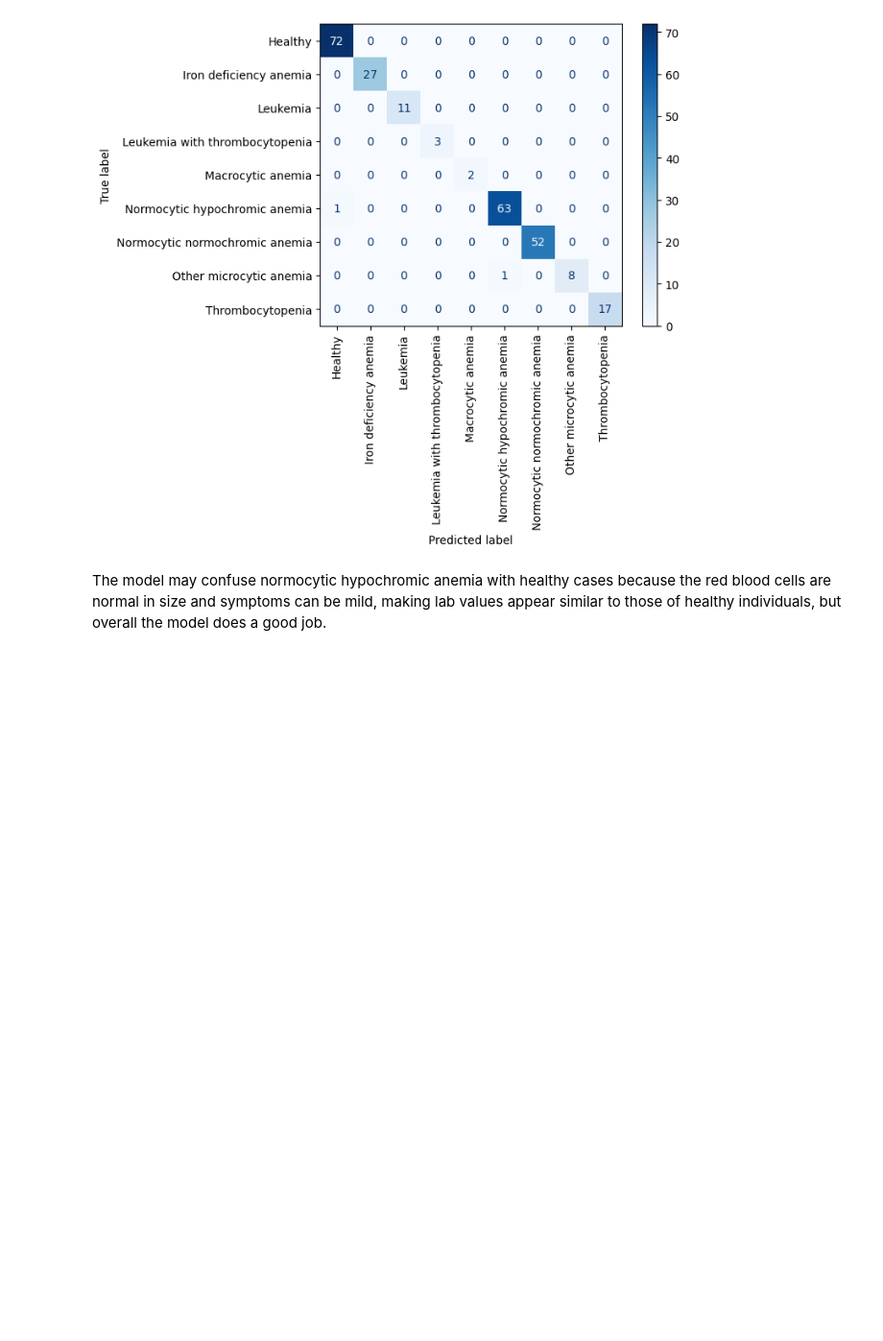
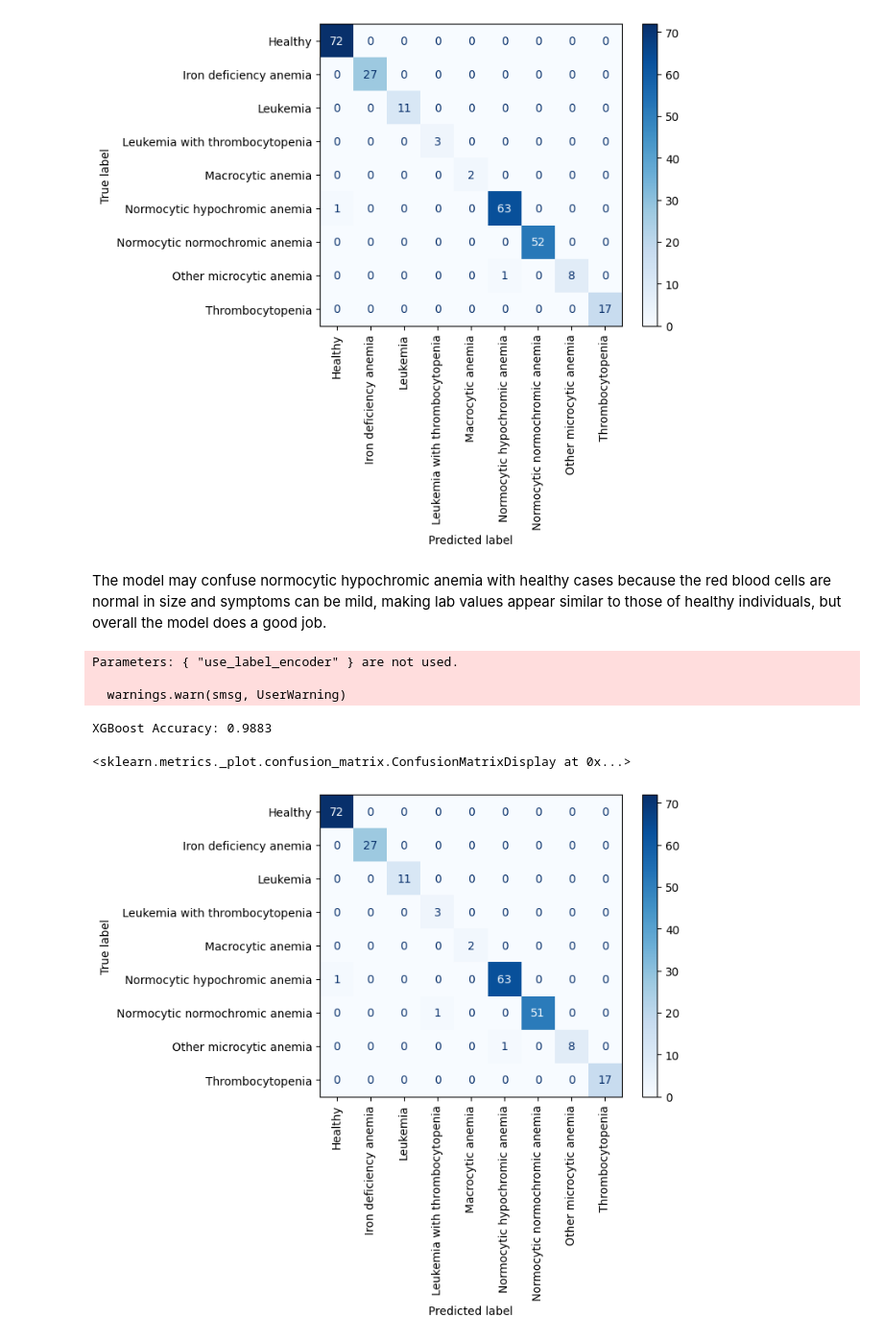
Before and after one commit to davidtabor0/Anemia_Classification, a Jupyter notebook: Anemia_Notebook.ipynb, the cells around one changed output. Shown at 96% size. Saved outputs shown, nothing was run; the diff lists cells and outputs as text; code cells hidden in the pictures; blank space fills up the shorter version.

```diff
--- a/Anemia_Notebook.ipynb
+++ b/Anemia_Notebook.ipynb
@@ -238,5 +238,36 @@ AdaBoost Accuracy: 0.9922
 The model may confuse normocytic hypochromic anemia with healthy cases because the red blood cells are normal in size and symptoms can be mild, making lab values appear similar to those of healthy individuals, but overall the model does a good job.
 # %%
 # XGBoost
+from xgboost import XGBClassifier
+
+xgb_model = XGBClassifier(
+    max_depth=3,
+    n_estimators=100,
+    learning_rate=0.1,
+    random_state=1,
+    use_label_encoder=False,
+    eval_metric='mlogloss'
+)
+
+xgb_model.fit(X_train, y_train)
+
+# Make predictions
+xgb_predictions = xgb_model.predict(X_test)
+xgb_probabilities = xgb_model.predict_proba(X_test)
+
+# Calculate accuracy
+accuracy = accuracy_score(y_test, xgb_predictions)
+print(f"XGBoost Accuracy: {accuracy:.4f}")
+
+cm = confusion_matrix(y_test, xgb_predictions)
+disp = ConfusionMatrixDisplay(confusion_matrix=cm, display_labels=le.classes_)
+disp.plot(xticks_rotation='vertical', cmap='Blues')
+# %% [output]
+Parameters: { "use_label_encoder" } are not used.
+
+  warnings.warn(smsg, UserWarning)
+XGBoost Accuracy: 0.9883
+<sklearn.metrics._plot.confusion_matrix.ConfusionMatrixDisplay at 0x...>
+[figure, added]
 # %%
 # Random Forest
```
Also changed, not shown: parts of 1 cell of this notebook.
